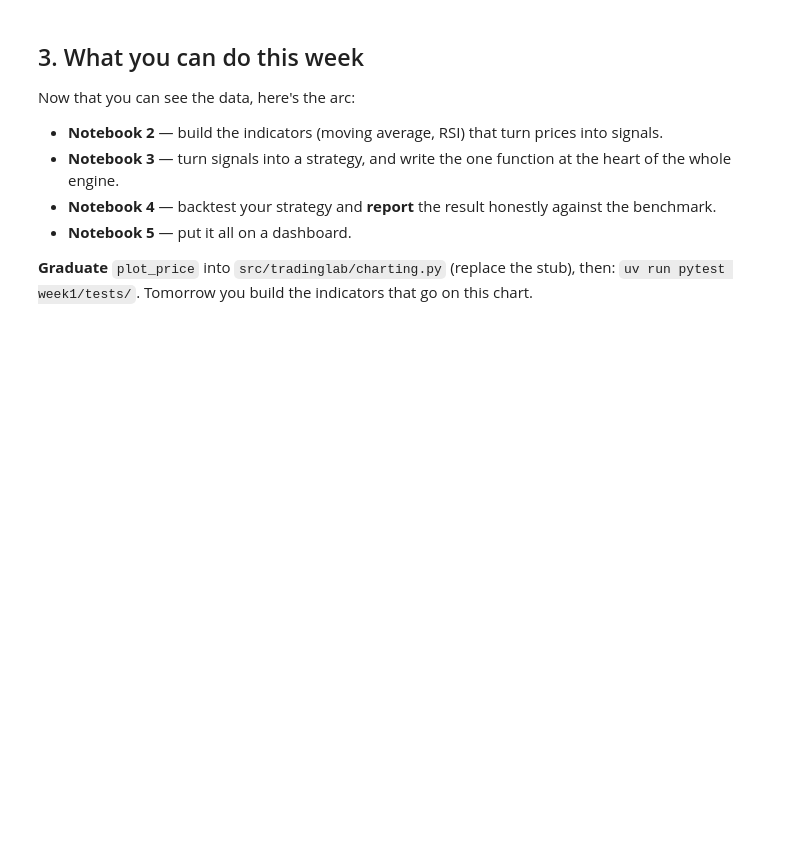
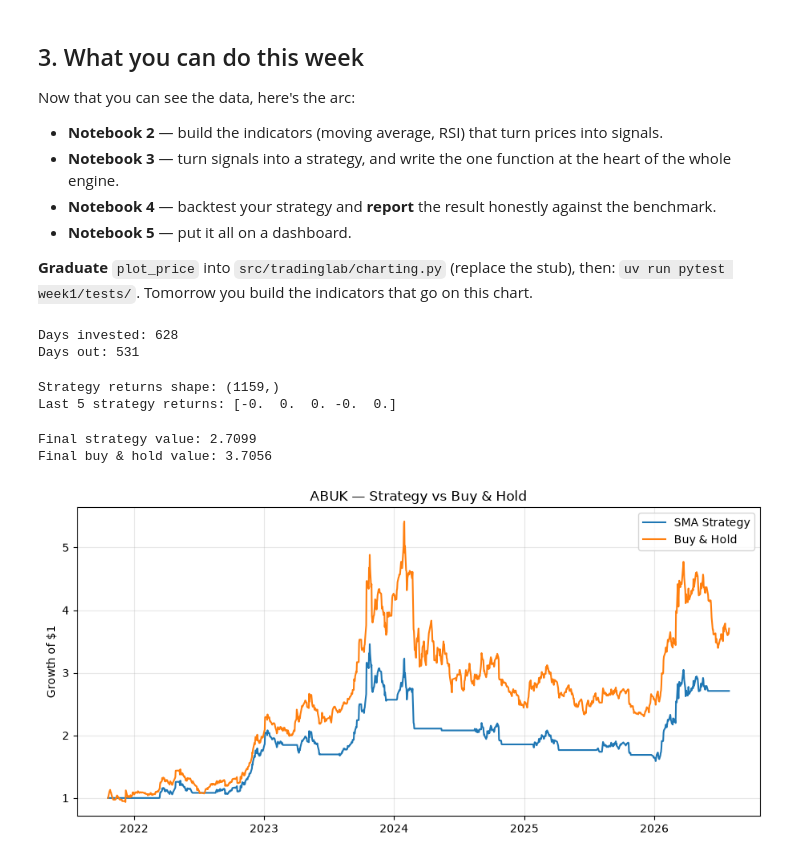
Before and after one commit to AhmedRajaie/2026-carina, a Jupyter notebook: week1/01-setup-and-data/notebook.ipynb, the cells around one changed output. Cells and saved outputs as stored; diff of their text form; code cells hidden in the pictures; blank space fills up the shorter version.

```diff
--- a/week1/01-setup-and-data/notebook.ipynb
+++ b/week1/01-setup-and-data/notebook.ipynb
@@ -92,3 +169,61 @@ Now that you can see the data, here's the arc:
 **Graduate** `plot_price` into `src/tradinglab/charting.py` (replace the stub), then:
 `uv run pytest week1/tests/`. Tomorrow you build the indicators that go on this
 chart.
+# %%
+weights = np.zeros(len(close))
+
+position = 0.0
+
+for i in range(len(close)):
+    if buy_signal[i]:
+        position = 1.0
+    elif sell_signal[i]:
+        position = 0.0
+
+    weights[i] = position
+
+print("Days invested:", int((weights == 1).sum()))
+print("Days out:", int((weights == 0).sum()))
+# %% [output]
+Days invested: 628
+Days out: 531
+# %%
+strategy_returns = weights * feed.returns[:, 0]
+
+print("Strategy returns shape:", strategy_returns.shape)
+print("Last 5 strategy returns:", strategy_returns[-5:].round(4))
+# %% [output]
+Strategy returns shape: (1159,)
+Last 5 strategy returns: [-0.  0.  0. -0.  0.]
+# %%
+strategy_equity = np.cumprod(1 + strategy_returns)
+buy_hold_equity = np.cumprod(1 + feed.returns[:, 0])
+
+print("Final strategy value:", round(strategy_equity[-1], 4))
+print("Final buy & hold value:", round(buy_hold_equity[-1], 4))
+# %% [output]
+Final strategy value: 2.7099
+Final buy & hold value: 3.7056
+# %%
+fig, ax = plt.subplots(figsize=(11, 5))
+
+ax.plot(
+    feed.dates,
+    strategy_equity,
+    label="SMA Strategy"
+)
+
+ax.plot(
+    feed.dates,
+    buy_hold_equity,
+    label="Buy & Hold"
+)
+
+ax.set_title(f"{feed.symbols[0]} — Strategy vs Buy & Hold")
+ax.set_ylabel("Growth of $1")
+ax.legend()
+ax.grid(alpha=0.3)
+
+plt.show()
+# %% [output]
+[figure, added]
```
Also changed, not shown: parts of 14 cells of this notebook, 2 other files.
